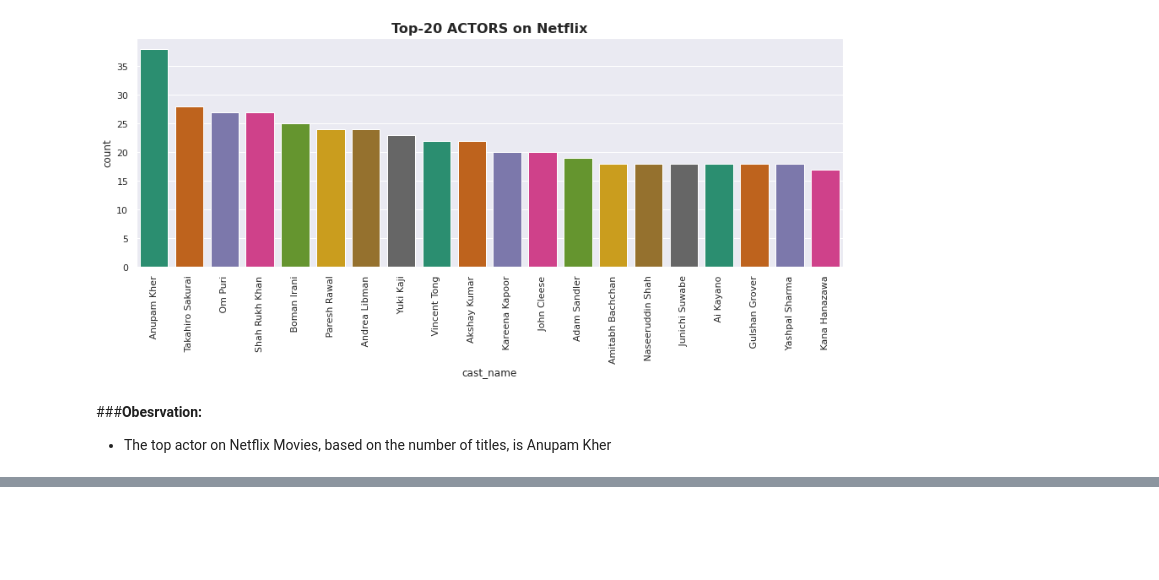
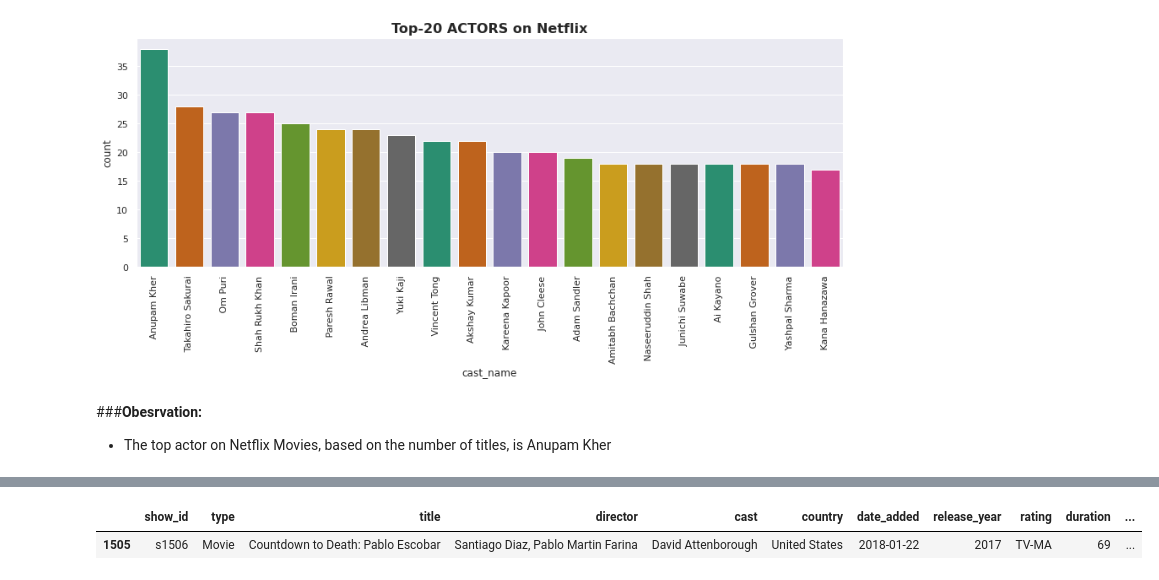
Before and after one commit to ajit04022000/Netflix-mobiles-and-Tv-show, a Jupyter notebook: NETFLIX_MOVIES_AND_TV_SHOWS_CLUSTERING.ipynb, the cells around one changed output, grey strips where cells are left out. Saved outputs shown, nothing was run; the diff lists cells and outputs as text; code cells hidden in the pictures; blank space fills up the shorter version.

```diff
--- a/NETFLIX_MOVIES_AND_TV_SHOWS_CLUSTERING.ipynb
+++ b/NETFLIX_MOVIES_AND_TV_SHOWS_CLUSTERING.ipynb
@@ -557,0 +659,5 @@ data.groupby(["type"])["release_year"].agg(["max"])
+# %%
+data.sample()
+# %% [output]
+|  | show_id | type | title | director | cast | country | date_added | release_year | rating | duration | ... |
+| 1505 | s1506 | Movie | Countdown to Death: Pablo Escobar | Santiago Diaz, Pablo Martin Farina | David Attenborough | United States | 2018-01-22 | 2017 | TV-MA | 69 | ... |
```
Also changed, not shown: parts of 38 cells of this notebook.
